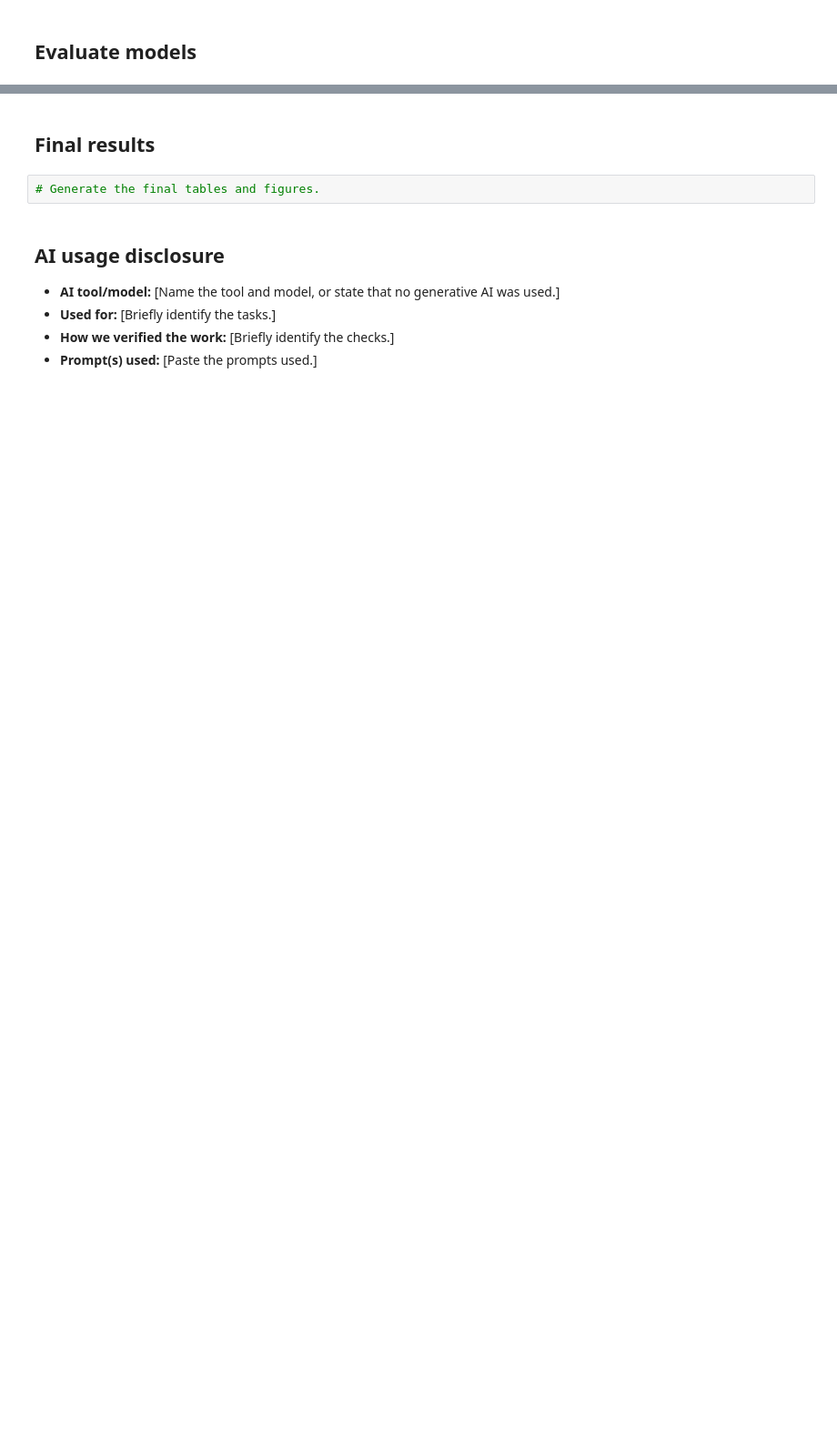
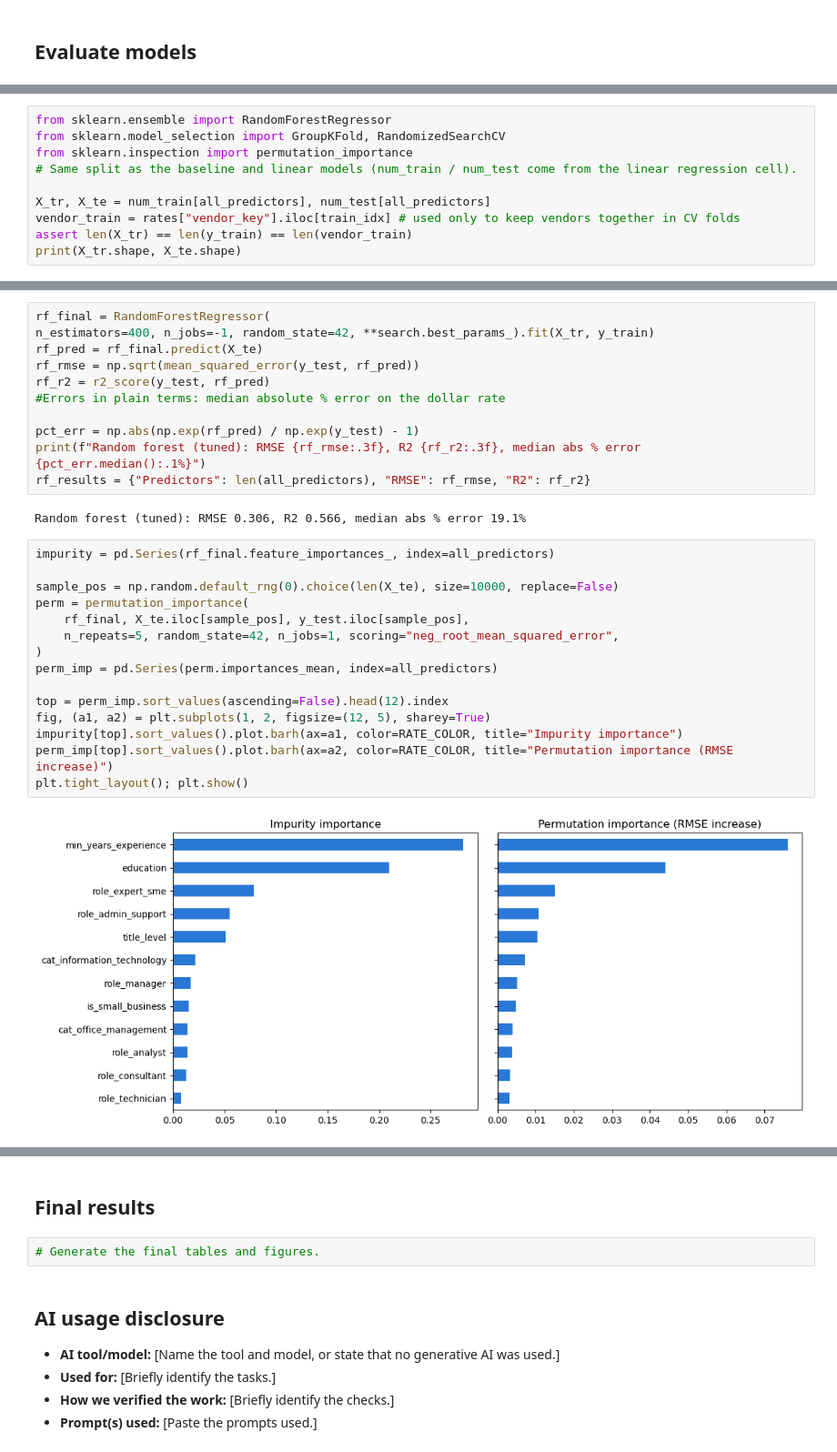
Before and after one commit to Silverdroplet/project_template, a Jupyter notebook: notebook.ipynb, the cells around one changed output, grey strips where cells are left out. Shown at 91% size. Saved outputs shown, nothing was run; the diff lists cells and outputs as text; blank space fills up the shorter version.

```diff
--- a/notebook.ipynb
+++ b/notebook.ipynb
@@ -588,0 +677,10 @@ plt.show()
+# %%
+from sklearn.ensemble import RandomForestRegressor
+from sklearn.model_selection import GroupKFold, RandomizedSearchCV
+from sklearn.inspection import permutation_importance
+# Same split as the baseline and linear models (num_train / num_test come from the linear regression cell).
+
+X_tr, X_te = num_train[all_predictors], num_test[all_predictors]
+vendor_train = rates["vendor_key"].iloc[train_idx] # used only to keep vendors together in CV folds
+assert len(X_tr) == len(y_train) == len(vendor_train)
+print(X_tr.shape, X_te.shape)
@@ -588,0 +739,30 @@ plt.show()
+# %%
+rf_final = RandomForestRegressor(
+n_estimators=400, n_jobs=-1, random_state=42, **search.best_params_).fit(X_tr, y_train)
+rf_pred = rf_final.predict(X_te)
+rf_rmse = np.sqrt(mean_squared_error(y_test, rf_pred))
+rf_r2 = r2_score(y_test, rf_pred)
+#Errors in plain terms: median absolute % error on the dollar rate
+
+pct_err = np.abs(np.exp(rf_pred) / np.exp(y_test) - 1)
+print(f"Random forest (tuned): RMSE {rf_rmse:.3f}, R2 {rf_r2:.3f}, median abs % error {pct_err.median():.1%}")
+rf_results = {"Predictors": len(all_predictors), "RMSE": rf_rmse, "R2": rf_r2}
+# %% [output]
+Random forest (tuned): RMSE 0.306, R2 0.566, median abs % error 19.1%
+# %%
+impurity = pd.Series(rf_final.feature_importances_, index=all_predictors)
+
+sample_pos = np.random.default_rng(0).choice(len(X_te), size=10000, replace=False)
+perm = permutation_importance(
+    rf_final, X_te.iloc[sample_pos], y_test.iloc[sample_pos],
+    n_repeats=5, random_state=42, n_jobs=1, scoring="neg_root_mean_squared_error",
+)
+perm_imp = pd.Series(perm.importances_mean, index=all_predictors)
+
+top = perm_imp.sort_values(ascending=False).head(12).index
+fig, (a1, a2) = plt.subplots(1, 2, figsize=(12, 5), sharey=True)
+impurity[top].sort_values().plot.barh(ax=a1, color=RATE_COLOR, title="Impurity importance")
+perm_imp[top].sort_values().plot.barh(ax=a2, color=RATE_COLOR, title="Permutation importance (RMSE increase)")
+plt.tight_layout(); plt.show()
+# %% [output]
+[figure, added]
```
Also changed, not shown: parts of 14 cells of this notebook.
